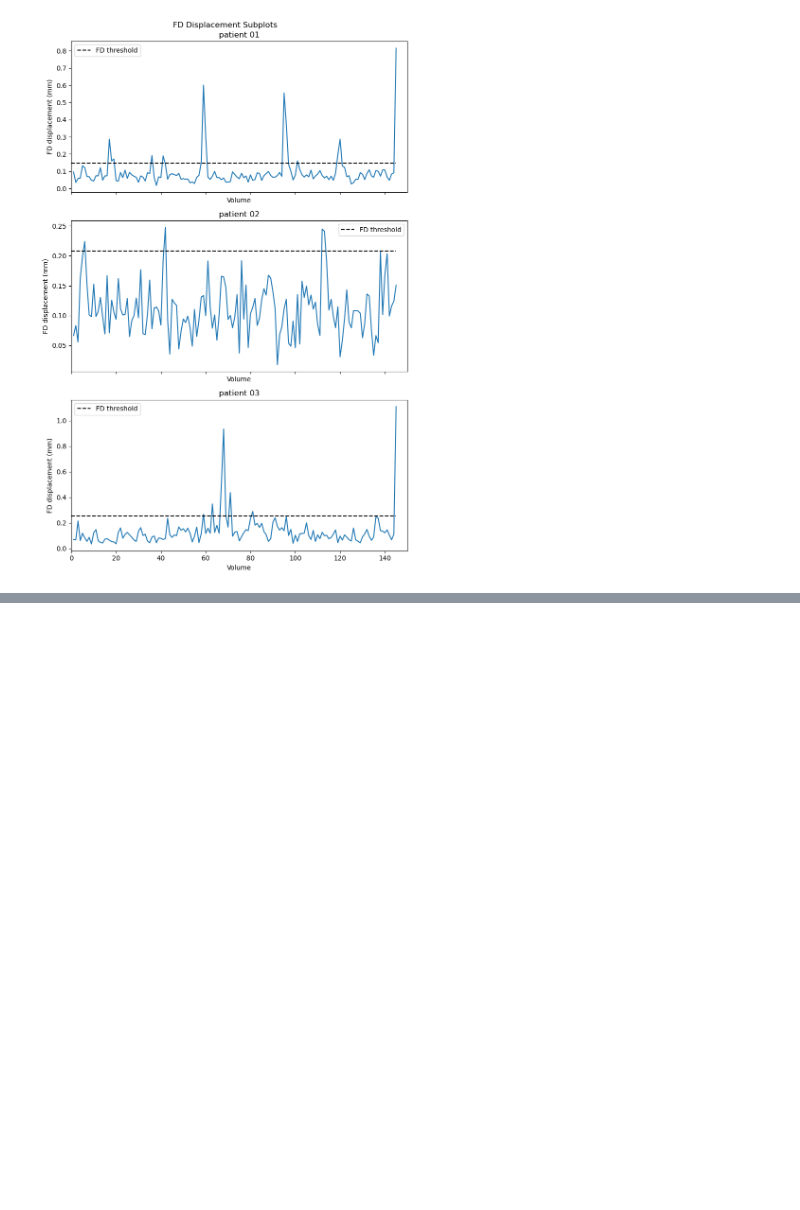
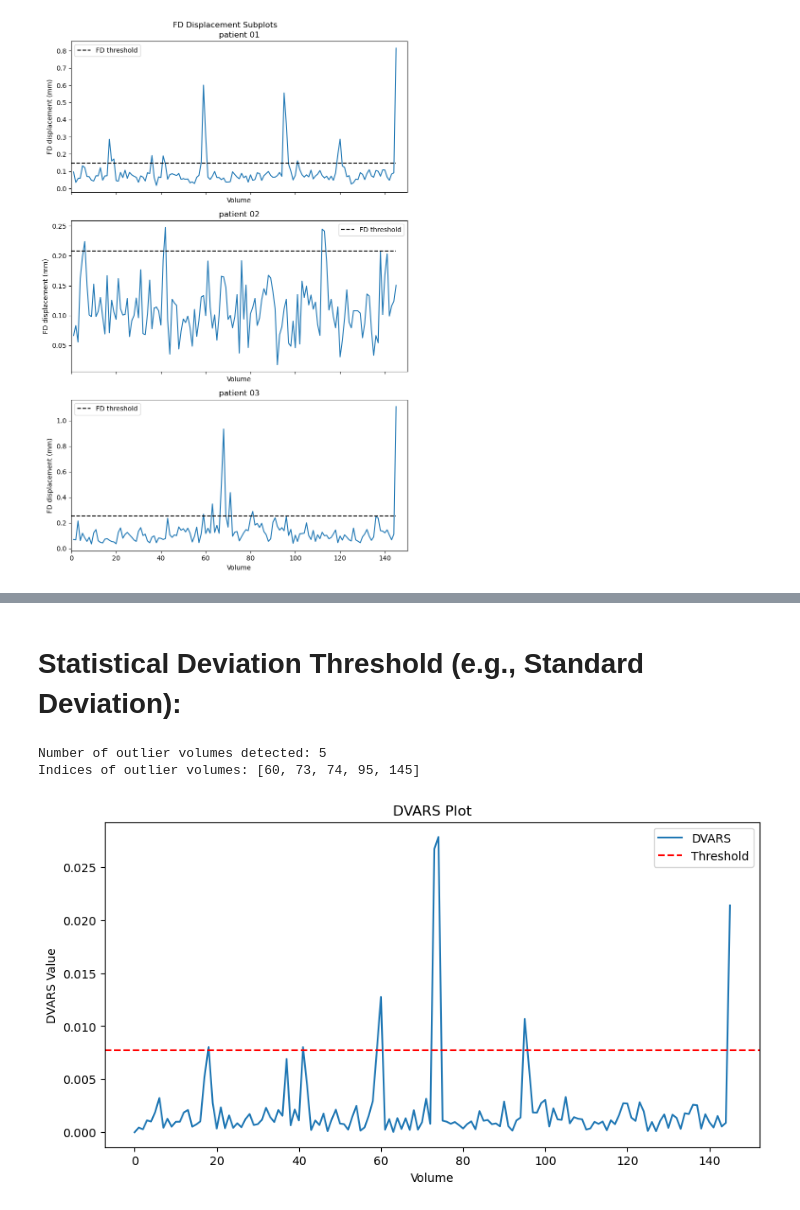
Before and after one commit to claireFriedrich/NSSP, a Jupyter notebook: MiniProject1.ipynb, the cells around one changed output, grey strips where cells are left out. Drawn from its saved outputs; the diff is of its cells as text; code cells hidden in the pictures; blank space fills up the shorter version.

```diff
--- a/MiniProject1.ipynb
+++ b/MiniProject1.ipynb
@@ -775,0 +815,31 @@ compare_fd (list(zip(*results))[3],list_patient)
+# %% [markdown]
+# Statistical Deviation Threshold (e.g., Standard Deviation):
+# %%
+# Calculate mean and standard deviation of DVARS values
+mean_dvars = np.mean(dvars_values)
+std_dvars = np.std(dvars_values)
+
+# Define a threshold as a multiple of the standard deviation (e.g., 2 times the standard deviation)
+threshold = 2.0 * std_dvars
+
+# Identify outlier volumes based on the threshold
+outlier_volumes = [i for i, dvars in enumerate(dvars_values) if dvars > (mean_dvars + threshold)]
+
+
+print(f"Number of outlier volumes detected: {len(outlier_volumes)}")
+print(f"Indices of outlier volumes: {outlier_volumes}")
+
+# Plot DVARS values
+plt.figure(figsize=(10, 5))
+plt.plot(dvars_values, label="DVARS")
+plt.axhline(y=threshold, color='r', linestyle='--', label="Threshold")
+plt.xlabel("Volume")
+plt.ylabel("DVARS Value")
+plt.title("DVARS Plot")
+plt.legend()
+plt.savefig(plot_save_file)
+plt.show()
+# %% [output]
+Number of outlier volumes detected: 5
+Indices of outlier volumes: [60, 73, 74, 95, 145]
+[figure, added]
```
Also changed, not shown: parts of 16 cells of this notebook, 3 other files.
